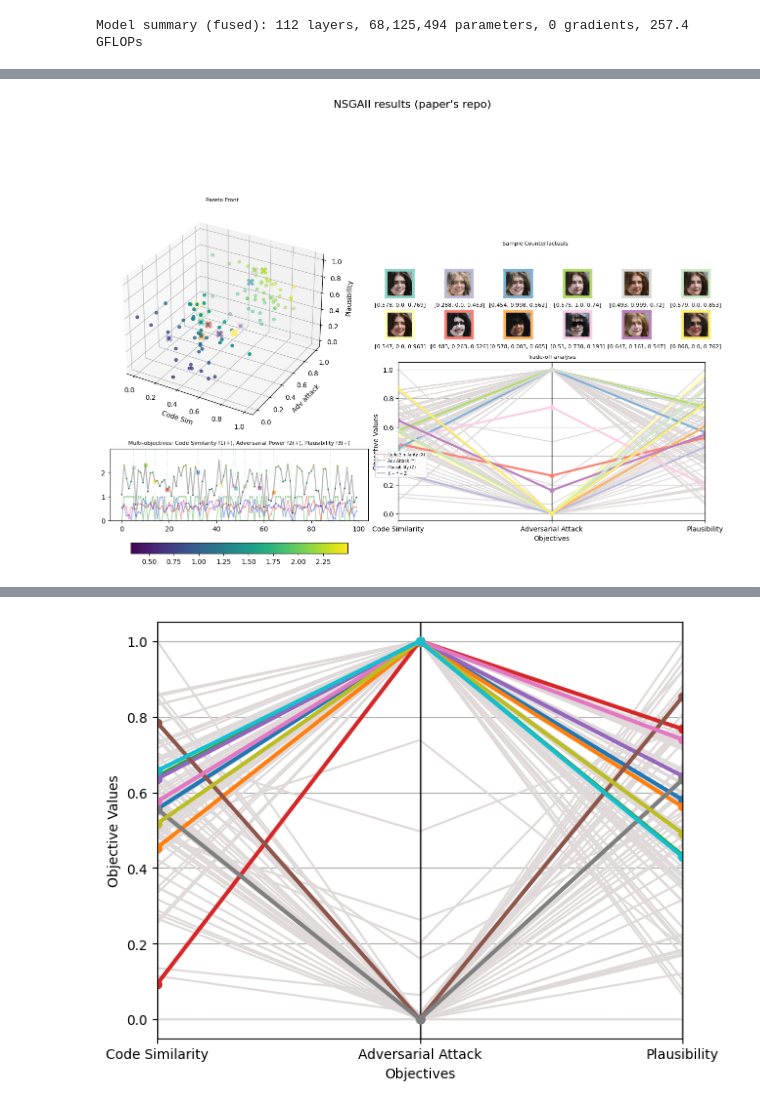
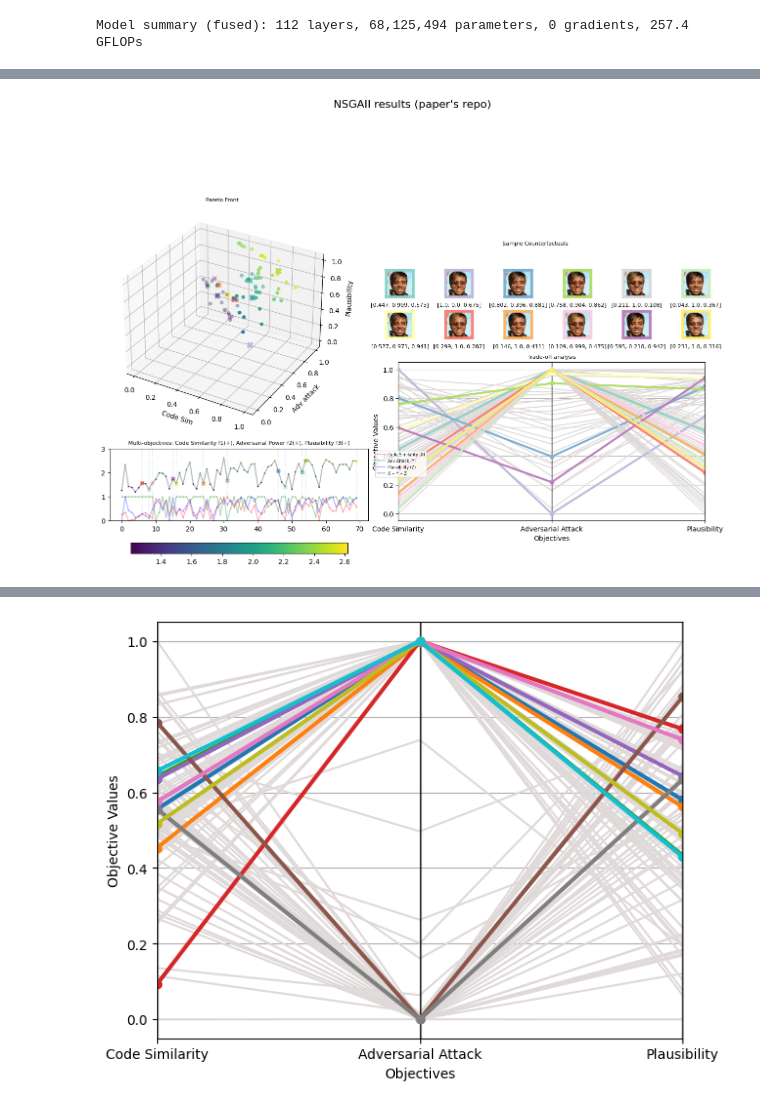
Before and after one commit to arielmalowany/COUNT-GEN-REPLICABILITY, a Jupyter notebook: Visualizaciones.ipynb, the cells around one changed output, grey strips where cells are left out. Cells and saved outputs as stored; diff of their text form; code cells hidden in the pictures.

```diff
--- a/Visualizaciones.ipynb
+++ b/Visualizaciones.ipynb
@@ -49,24 +56,29 @@ with open('./Counterfactuals/Front_7680_0.pkl', 'rb') as f:
 # %%
 # Valid CFs
 
-raw_x_data, raw_y_data, raw_z_data, new_preds, new_attributes, generated_cfs, dominance_ranking, crowding_distances = unpack_front(front)
-
-# Valid CFs
-
-valid_cfs_idx = [i for i, y in enumerate(raw_y_data) if y < 0.5]
-valid_cf_images = torch.stack([generated_cfs[i] for i in valid_cfs_idx]).squeeze(1)
-
-# x en 0 - no hay cambios - se cumple el objectivo ---> 1 - normalized(x). 1 es que no hay cambios
-# y en 0 - cambia la prediccion - se cumple el objetivo ---> 1 - normalized(y). 1 es que cambia la prediccion
-# z en 0 - es plausible - se cumple el objetivo ---> 1 - normalized(z). 1 es que es plausible
-
-x_data = min_max(raw_x_data).reshape(-1) # (n, 1)
-y_data = min_max(raw_y_data).reshape(-1)
-z_data = min_max(raw_z_data).reshape(-1)
-
-x_data = 1 - x_data # Ahora la variable en 1 representa que NO hay cambios
-y_data = 1 - y_data # Ahora la variable en 1 representa que se cambia la prediccion
-z_data = 1 - z_data # Ahora la variable en 1 representa que la imagen es plausible
+raw_x_data, raw_y_data, raw_z_data, new_preds, new_attributes, generated_cfs, dominance_ranking, crowding_distances = unpack_front(pareto_front)
+# %%
+# Valid CFs
+
+valid_cfs_idx = [i for i, y in enumerate(raw_y_data) if y < 0.5]
+valid_cf_images = torch.stack([generated_cfs[i] for i in valid_cfs_idx]).squeeze(1)
+
+# x en 0 - no hay cambios - se cumple el objectivo ---> 1 - normalized(x). 1 es que no hay cambios
+# y en 0 - cambia la prediccion - se cumple el objetivo ---> 1 - normalized(y). 1 es que cambia la prediccion
+# z en 0 - es plausible - se cumple el objetivo ---> 1 - normalized(z). 1 es que es plausible
+
+raw_x_data = [raw_x_data[i] for i in valid_cfs_idx]
+raw_y_data = [raw_y_data[i] for i in valid_cfs_idx]
+raw_z_data = [raw_z_data[i] for i in valid_cfs_idx]
+new_preds = [new_preds[i] for i in valid_cfs_idx]
+
+x_data = min_max(raw_x_data).reshape(-1) # (n, 1)
+y_data = min_max(raw_y_data).reshape(-1)
+z_data = min_max(raw_z_data).reshape(-1)
+
+x_data = 1 - x_data # Ahora la variable en 1 representa que NO hay cambios
+y_data = 1 - y_data # Ahora la variable en 1 representa que se cambia la prediccion
+z_data = 1 - z_data # Ahora la variable en 1 representa que la imagen es plausible
 # %%
 # Generate explanation for a single factual iamge
 
@@ -123,9 +134,9 @@ You are predicted to have 59.00% of the Brown_Hair attribute, whereas your Count
 # %%
 # Plot Figure from the Count-Gen Paper
 
-plot_fig_from_paper(x_data, y_data, z_data, generated_cfs, valid_cf_n = len(generated_cfs), n_row = 2, n_col = 6)
+plot_fig_from_paper(x_data, y_data, z_data, generated_cfs, valid_cf_n = len(valid_cf_images), n_row = 2, n_col = 6)
 # %% [output]
-[figure, old version]
+[figure, new version]
 # %%
 # Individual Plots
 
```
Also changed, not shown: parts of 4 cells of this notebook, 5 other files.
